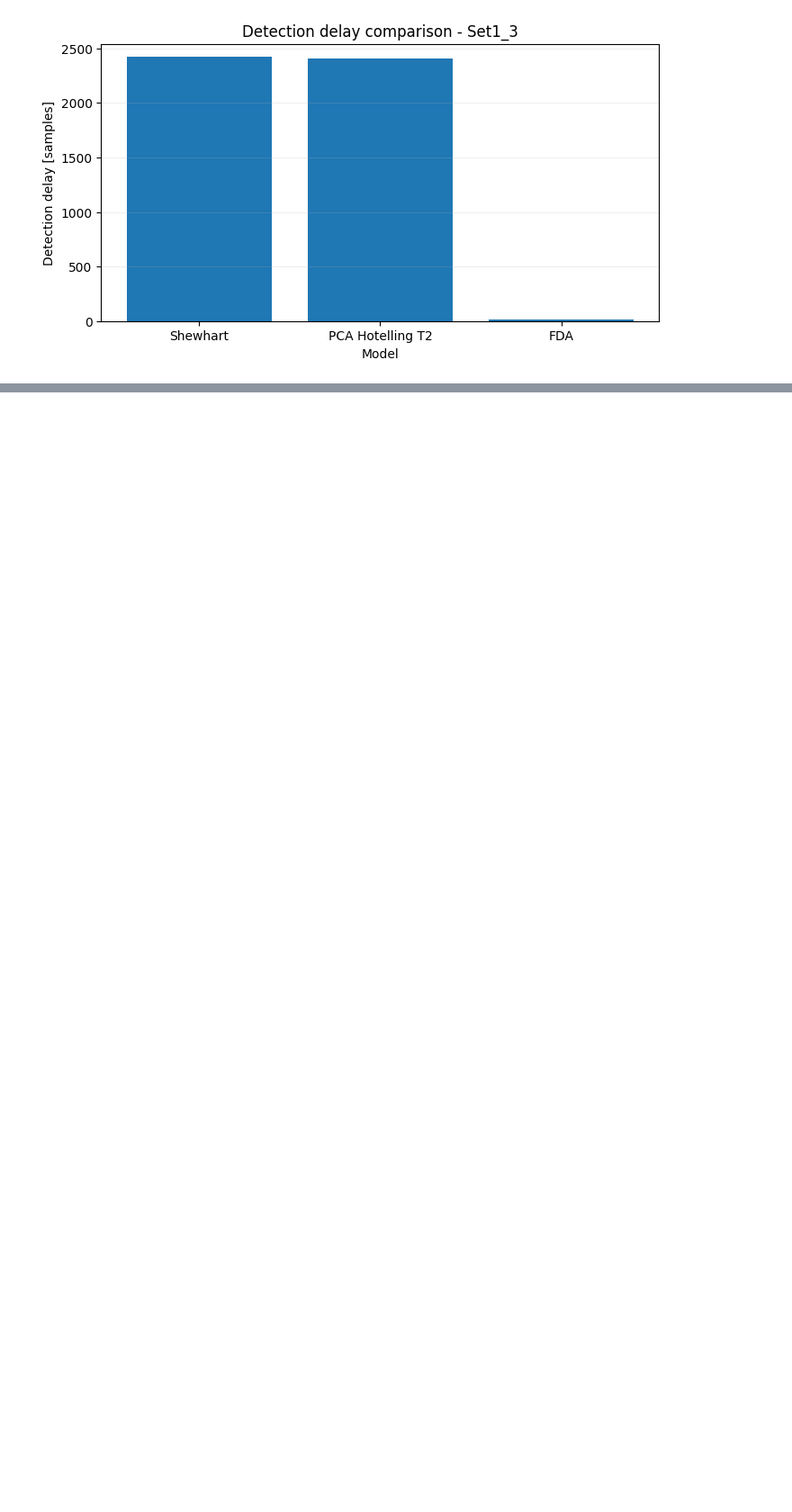
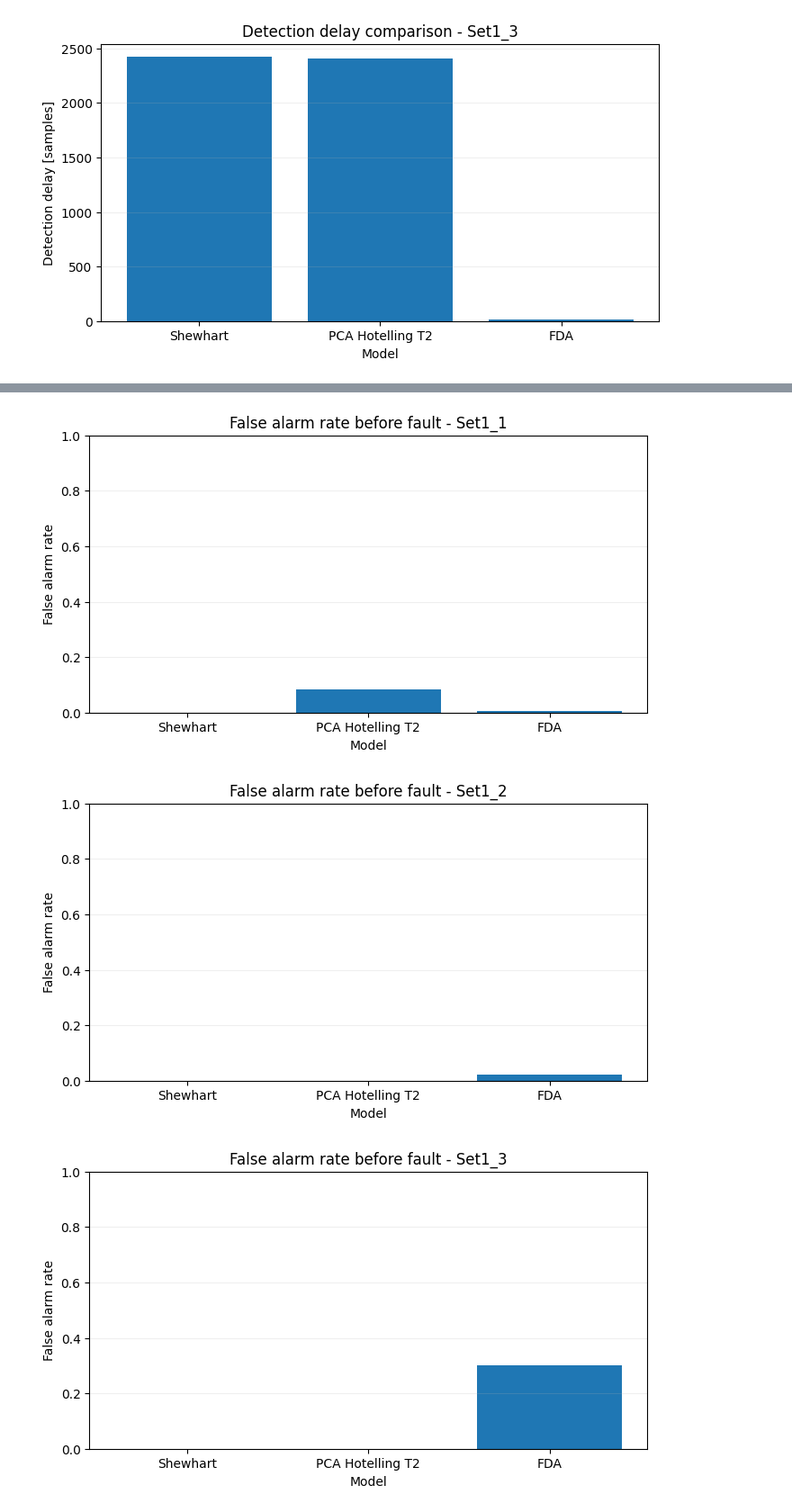
Before and after one commit to PeterAndersen-sdu/Fault-detection-project, a Jupyter notebook: fdd/Comparison.ipynb, the cells around one changed output, grey strips where cells are left out. Shown at 90% size. Drawn from its saved outputs; the diff is of its cells as text; code cells hidden in the pictures; blank space fills up the shorter version.

```diff
--- a/fdd/Comparison.ipynb
+++ b/fdd/Comparison.ipynb
@@ -169,7 +221,7 @@ from scipy.stats import f
 healthy_parts = [
     dataset.subset_rows(0, fault_info[name]["start"]).sensors
     for name, dataset in datasets.items()
-]
+] # Ekstraherer de sunde dele af træningsdata for hver dataset baseret på kendte fejlperioder
 
 healthy_dataset = TimeSeriesDataset(
     "Healthy_training_data",
@@ -180,13 +232,13 @@ pca_preprocessor = StandardPreprocessor(
     with_standardization=True,
     n_lags=0,
     drop_na=True,
-)
+) # Opretter en preprocessor til PCA, som standardiserer data og håndterer eventuelle manglende værdier ved at droppe dem
 
 X_train = pca_preprocessor.fit_transform(healthy_dataset).to_numpy()
 
-cov_matrix = np.cov(X_train.T)
+cov_matrix = np.cov(X_train.T) # Beregner kovariansmatricen for de standardiserede træningsdata, som bruges til at finde PCA-direktionerne
 
-eigenvalues, eigenvectors = np.linalg.eig(cov_matrix)
+eigenvalues, eigenvectors = np.linalg.eig(cov_matrix) # Beregner egenværdier og egenvektorer for kovariansmatricen, hvor egenvektorerne repræsenterer PCA-direktionerne og egenværdierne repræsenterer den forklarende varians i hver retning
 eigenvalues = np.real(eigenvalues)
 eigenvectors = np.real(eigenvectors)
 
@@ -194,7 +246,7 @@ idx = eigenvalues.argsort()[::-1]
 eigenvalues = eigenvalues[idx]
 eigenvectors = eigenvectors[:, idx]
 
-n_components = 7
+n_components = 7 # Antal PCA-komponenter at beholde, som bestemmer dimensionen af det PCA-transformerede rum
 
 P = eigenvectors[:, :n_components]
 lambda_inv = np.diag(1.0 / eigenvalues[:n_components])
@@ -204,14 +256,14 @@ a = n_components
 alpha = 0.05
 
 F_limit = f.ppf(1 - alpha, a, n - a)
-T2_limit = (a * (n - 1) * (n + 1)) / (n * (n - a)) * F_limit
+T2_limit = (a * (n - 1) * (n + 1)) / (n * (n - a)) * F_limit # Beregner Hotelling's T2 grænseværdi baseret på antallet af komponenter, antal træningsprøver og en valgt signifikansniveau alpha
 
 
 def pca_detect(dataset):
     X = pca_preprocessor.transform(dataset).to_numpy()
     scores = X @ P
     T2 = np.sum((scores @ lambda_inv) * scores, axis=1)
-    alarm = T2 > T2_limit
+    alarm = T2 > T2_limit # Genererer en alarm for hver prøve baseret på om Hotelling's T2 værdien overstiger den beregnede grænseværdi
 
     return T2, alarm
 # %% [markdown]
@@ -226,8 +291,8 @@ for name, dataset in datasets.items():
     fault_start = fault_info[name]["start"]
     fault_end = fault_info[name]["end"]
 
-    healthy = df.iloc[:fault_start]
-    faulty = df.iloc[fault_start:fault_end + 1]
+    healthy = df.iloc[:fault_start] # Ekstraherer de sunde prøver før fejlperioden
+    faulty = df.iloc[fault_start:fault_end + 1] # Ekstraherer de fejlprøver baseret på kendte fejlperioder
 
     X_train_list.append(healthy)
     y_train_list.append(np.zeros(len(healthy), dtype=int))
@@ -244,7 +309,7 @@ fda_preprocessor = StandardPreprocessor(
     with_standardization=True,
     n_lags=0,
     drop_na=True,
-)
+) # Opretter en preprocessor til FDA, som standardiserer data og håndterer eventuelle manglende værdier ved at droppe dem
 
 X_np = fda_preprocessor.fit_transform(fda_dataset).to_numpy()
 
@@ -254,8 +319,8 @@ p = len(classes)
 
 xbar = X_np.mean(axis=0).reshape(-1, 1)
 
-Sw = np.zeros((m, m))
-Sb = np.zeros((m, m))
+Sw = np.zeros((m, m)) # Within-class scatter matrix, som måler spredningen af prøver inden for hver klasse
+Sb = np.zeros((m, m)) # Between-class scatter matrix, som måler spredningen mellem klassecentroiderne, vægtet af antallet af prøver i hver klasse
 
 for c in classes:
     Xc = X_np[y_fda == c]
@@ -275,7 +340,7 @@ eigvals = np.real(eigvals)
 eigvecs = np.real(eigvecs)
 
 idx = np.argsort(eigvals)[::-1]
-Wp = eigvecs[:, idx[:p - 1]]
+Wp = eigvecs[:, idx[:p - 1]] # Vælger de top p-1 eigenvektorer som projektion matrix Wp, hvor p er antallet af klasser
 
 Z_train = X_np @ Wp
 
@@ -309,7 +374,7 @@ def fda_detect(dataset):
     pred = np.array([
         classes_sorted[j]
         for j in np.argmin(distances, axis=1)
-    ])
+    ]) # For hver prøve i Z, forudsiger klassen baseret på den mindste Mahalanobis afstand til klassecentroiderne i det FDA-transformerede rum
 
     alarm = pred == 1
 
@@ -406,0 +501,16 @@ for dataset_name in plot_df["Dataset"].unique():
+# %%
+for dataset_name in comparison_df["Dataset"].unique():
+    subset = comparison_df[comparison_df["Dataset"] == dataset_name]
+
+    plt.figure(figsize=(8, 4))
+    plt.bar(subset["Model"], subset["false_alarm_rate_before_fault"])
+    plt.title(f"False alarm rate before fault - {dataset_name}")
+    plt.xlabel("Model")
+    plt.ylabel("False alarm rate")
+    plt.ylim(0, 1)
+    plt.grid(True, axis="y", alpha=0.2)
+    plt.show()
+# %% [output]
+[figure, added]
+[figure, added]
+[figure, added]
```
Also changed, not shown: parts of 18 cells of this notebook, 3 other files.
